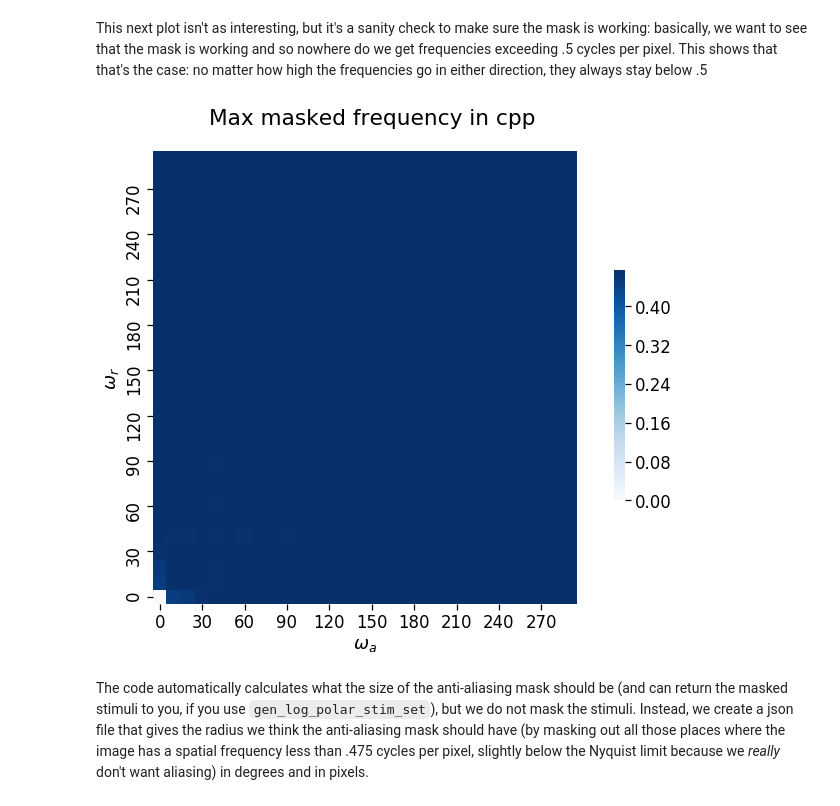
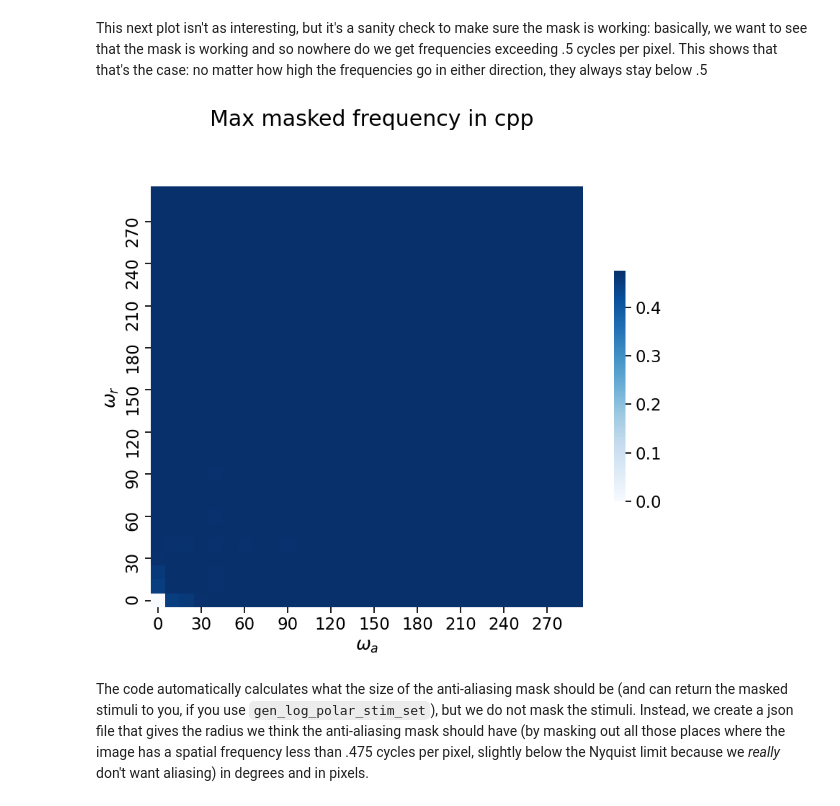
Before and after one commit to billbrod/spatial-frequency-stimuli, a Jupyter notebook: Tutorial.ipynb, the cells around one changed output. Cells and saved outputs as stored; diff of their text form; code cells hidden in the pictures.

```diff
--- a/Tutorial.ipynb
+++ b/Tutorial.ipynb
@@ -110,9 +110,9 @@ stimuli.plot_stim_properties(mask_df, size=8)
 # %% [markdown]
 This next plot isn't as interesting, but it's a sanity check to make sure the mask is working: basically, we want to see that the mask is working and so nowhere do we get frequencies exceeding .5 cycles per pixel. This shows that that's the case: no matter how high the frequencies go in either direction, they always stay below .5
 # %%
-stimuli.plot_stim_properties(mask_df, data_label='cpp_masked_max', title_text="Max masked frequency in cpp", size=8)
+stimuli.plot_stim_properties(mask_df, data_label='cpp_masked_max', title_text="Max masked frequency in cpp", height=8)
 # %% [output]
-[figure, old version]
+[figure, new version]
 # %% [markdown]
 The code automatically calculates what the size of the anti-aliasing mask should be (and can return the masked stimuli to you, if you use `gen_log_polar_stim_set`), but we do not mask the stimuli. Instead, we create a json file that gives the radius we think the anti-aliasing mask should have (by masking out all those places where the image has a spatial frequency less than .475 cycles per pixel, slightly below the Nyquist limit because we *really* don't want aliasing) in degrees and in pixels.
 # %% [markdown]
```
Also changed, not shown: parts of 15 cells of this notebook, 3 other files.
